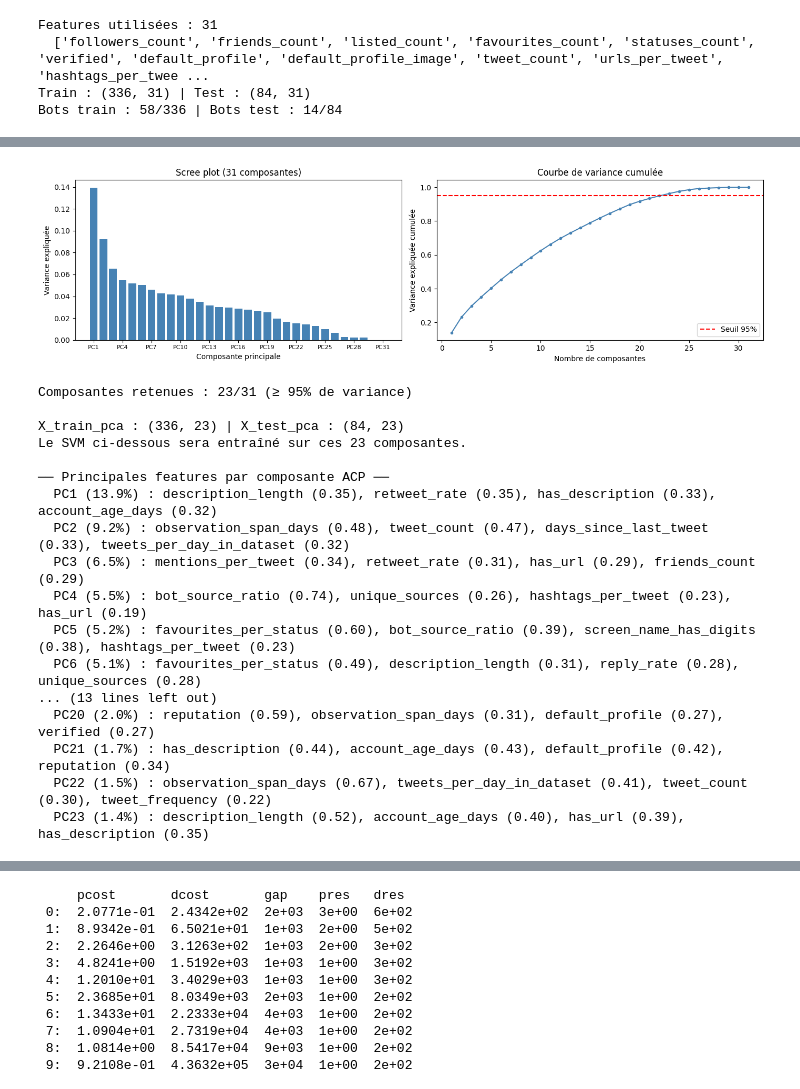
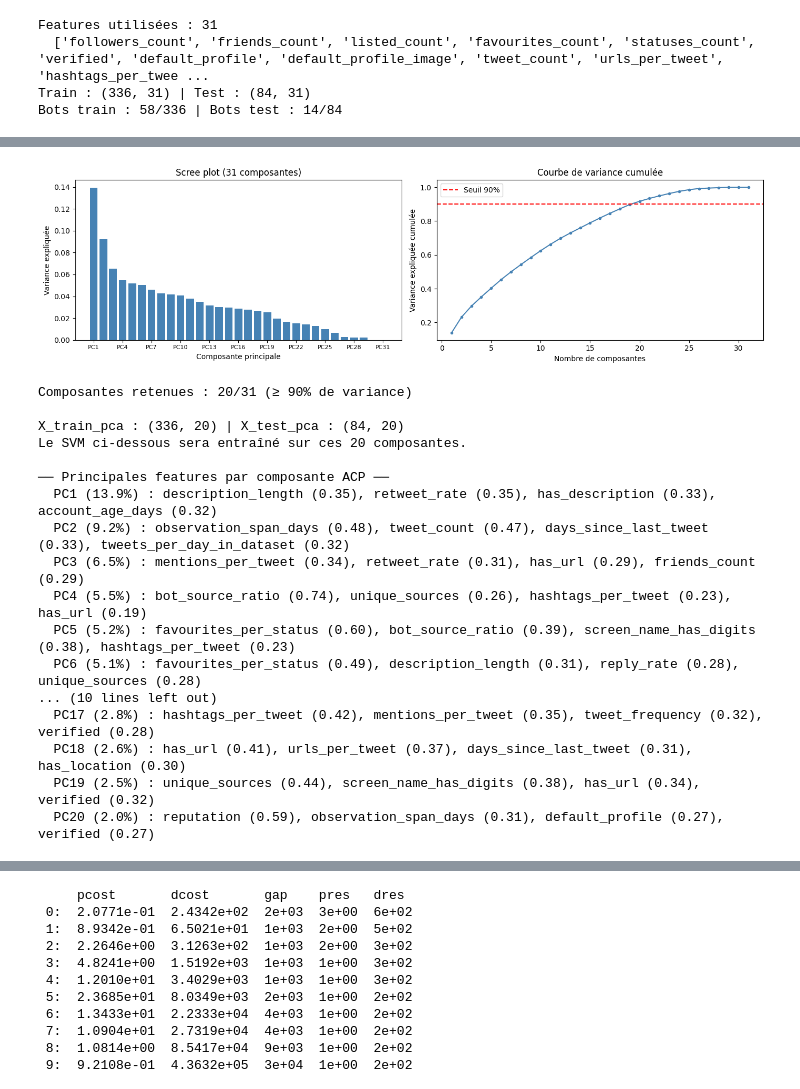
Before and after one commit to malcolm-a/if29-twitter-analysis, a Jupyter notebook: src/ml/supervised/SVM.ipynb, the cells around one changed output, grey strips where cells are left out. Cells and saved outputs as stored; diff of their text form; code cells hidden in the pictures.

```diff
--- a/src/ml/supervised/SVM.ipynb
+++ b/src/ml/supervised/SVM.ipynb
@@ -130,46 +167,46 @@ axes[0].set_xticks(range(1, p + 1, step))
 axes[0].set_xticklabels([f"PC{i}" for i in range(1, p + 1, step)], fontsize=8)
 
 axes[1].plot(range(1, p + 1), cumvar, marker='.', color='steelblue')
-axes[1].axhline(0.95, color='red', linestyle='--', label='Seuil 95%')
+axes[1].axhline(0.90, color='red', linestyle='--', label='Seuil 90%')
 axes[1].set_xlabel("Nombre de composantes")
 axes[1].set_ylabel("Variance expliquée cumulée")
 axes[1].set_title("Courbe de variance cumulée")
 axes[1].legend()
 
 plt.tight_layout()
 plt.show()
 
-# 5. Sélection automatique du nombre de composantes (seuil 95%)
-n_components = int(np.argmax(cumvar >= 0.95)) + 1
-print(f"Composantes retenues : {n_components}/{p} (≥ 95% de variance)")
+# 5. Sélection automatique du nombre de composantes (seuil 90%)
+n_components = int(np.argmax(cumvar >= 0.90)) + 1
+print(f"Composantes retenues : {n_components}/{p} (≥ 90% de variance)")
 print()
 
 # 6. Matrice de projection W : colonnes = vecteurs propres retenus
 W = eigenvectors[:, :n_components]   # shape (p, n_components)
 
 X_train_pca = X_train @ W
 X_test_pca  = X_test  @ W
 
 print(f"X_train_pca : {X_train_pca.shape} | X_test_pca : {X_test_pca.shape}")
 print(f"Le SVM ci-dessous sera entraîné sur ces {n_components} composantes.\n")
 
 # 7. Analyse des features : top contributeurs pour chaque composante retenue
 feature_names = np.array(feature_cols)
 print("── Principales features par composante ACP ──")
 TOP_K = 4
 for i in range(n_components):
     loadings = np.abs(eigenvectors[:, i])
     top_idx  = np.argsort(loadings)[::-1][:TOP_K]
     top_feats = ", ".join(
         f"{feature_names[j]} ({loadings[j]:.2f})" for j in top_idx
     )
     print(f"  PC{i+1} ({explained_ratio[i]:.1%}) : {top_feats}")
 # %% [output]
-[figure, old version]
+[figure, new version]
-Composantes retenues : 23/31 (≥ 95% de variance)
+Composantes retenues : 20/31 (≥ 90% de variance)
 
-X_train_pca : (336, 23) | X_test_pca : (84, 23)
-Le SVM ci-dessous sera entraîné sur ces 23 composantes.
+X_train_pca : (336, 20) | X_test_pca : (84, 20)
+Le SVM ci-dessous sera entraîné sur ces 20 composantes.
 
 ── Principales features par composante ACP ──
   PC1 (13.9%) : description_length (0.35), retweet_rate (0.35), has_description (0.33), account_age_days (0.32)
@@ -178,11 +215,11 @@ Le SVM ci-dessous sera entraîné sur ces 23 composantes.
   PC4 (5.5%) : bot_source_ratio (0.74), unique_sources (0.26), hashtags_per_tweet (0.23), has_url (0.19)
   PC5 (5.2%) : favourites_per_status (0.60), bot_source_ratio (0.39), screen_name_has_digits (0.38), hashtags_per_tweet (0.23)
   PC6 (5.1%) : favourites_per_status (0.49), description_length (0.31), reply_rate (0.28), unique_sources (0.28)
-... (13 lines left out)
+... (10 lines left out)
+  PC17 (2.8%) : hashtags_per_tweet (0.42), mentions_per_tweet (0.35), tweet_frequency (0.32), verified (0.28)
+  PC18 (2.6%) : has_url (0.41), urls_per_tweet (0.37), days_since_last_tweet (0.31), has_location (0.30)
+  PC19 (2.5%) : unique_sources (0.44), screen_name_has_digits (0.38), has_url (0.34), verified (0.32)
   PC20 (2.0%) : reputation (0.59), observation_span_days (0.31), default_profile (0.27), verified (0.27)
-  PC21 (1.7%) : has_description (0.44), account_age_days (0.43), default_profile (0.42), reputation (0.34)
-  PC22 (1.5%) : observation_span_days (0.67), tweets_per_day_in_dataset (0.41), tweet_count (0.30), tweet_frequency (0.22)
-  PC23 (1.4%) : description_length (0.52), account_age_days (0.40), has_url (0.39), has_description (0.35)
 # %%
 labels = [f"PC{i+1}" for i in range(n_components)]
 values = explained_ratio[:n_components] * 100
```
Also changed, not shown: parts of 25 cells of this notebook, 5 other files.
